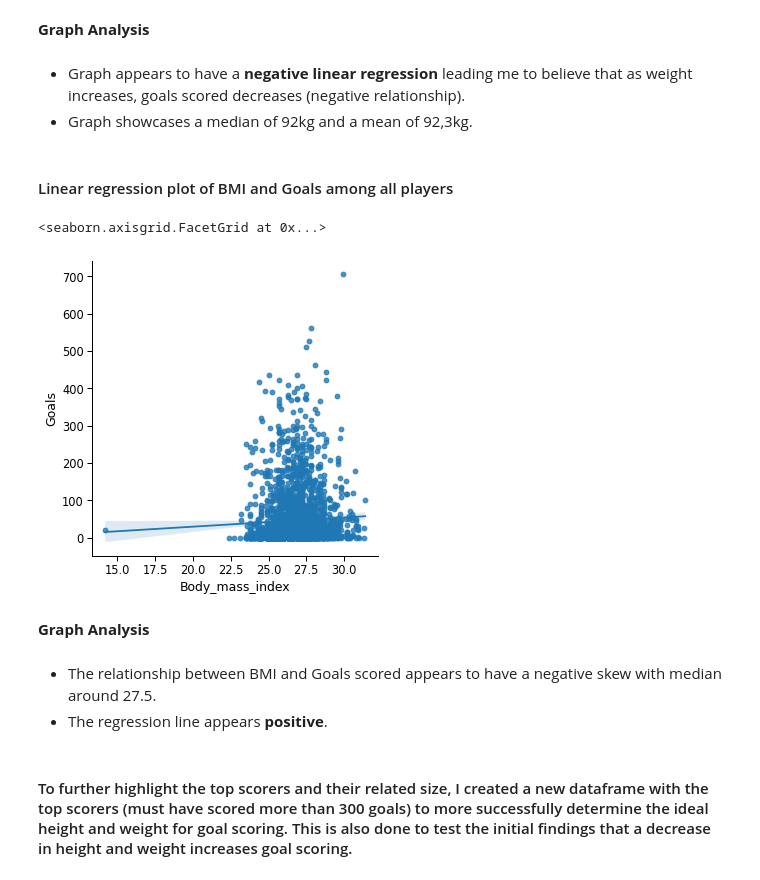
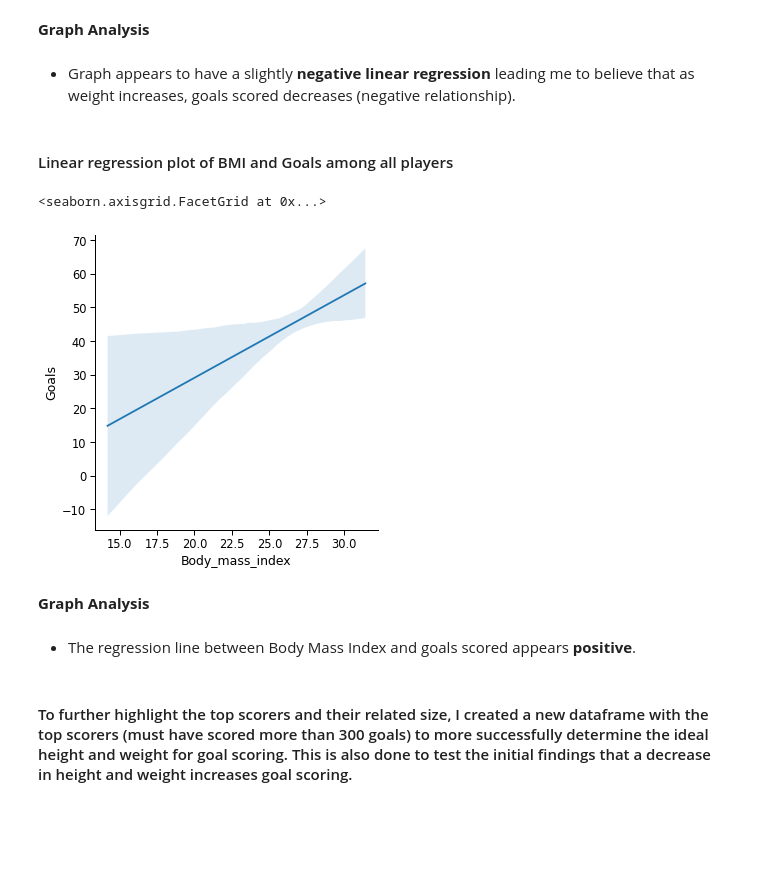
Before and after one commit to data301-2021-winter1/project-group38-project, a Jupyter notebook: notebooks/analysis1.ipynb, the cells around one changed output. Cells and saved outputs as stored; diff of their text form; code cells hidden in the pictures; blank space fills up the shorter version.

Commit message:
Fixed regression lines to adjust for feedback

```diff
--- a/notebooks/analysis1.ipynb
+++ b/notebooks/analysis1.ipynb
@@ -225,20 +224,18 @@ sns.lmplot(x="Weight", y="Goals", data=refined_data)
 # %% [markdown]
 **Graph Analysis**
 # %% [markdown]
-* Graph appears to have a **negative linear regression** leading me to believe that as weight increases, goals scored decreases (negative relationship).
-* Graph showcases a median of 92kg and a mean of 92,3kg.
+* Graph appears to have a slightly **negative linear regression** leading me to believe that as weight increases, goals scored decreases (negative relationship).
 # %% [markdown]
 #### Linear regression plot of BMI and Goals among all players
 # %%
-sns.lmplot(x="Body_mass_index", y="Goals", data=refined_data)
+sns.lmplot(x="Body_mass_index", y="Goals", data=refined_data, scatter=False)
 # %% [output]
 <seaborn.axisgrid.FacetGrid at 0x...>
-[figure, old version]
+[figure, new version]
 # %% [markdown]
 **Graph Analysis**
-# %% [markdown]
-* The relationship between BMI and Goals scored appears to have a negative skew with median around 27.5.
-* The regression line appears **positive**.
+# %% [markdown]
+* The regression line between Body Mass Index and goals scored appears **positive**.
 # %% [markdown]
 #### To further highlight the top scorers and their related size, I created a new dataframe with the top scorers (must have scored more than 300 goals) to more successfully determine the ideal height and weight for goal scoring. This is also done to test the initial findings that a decrease in height and weight increases goal scoring.
 # %%
```
Also changed, not shown: parts of 4 cells of this notebook.
